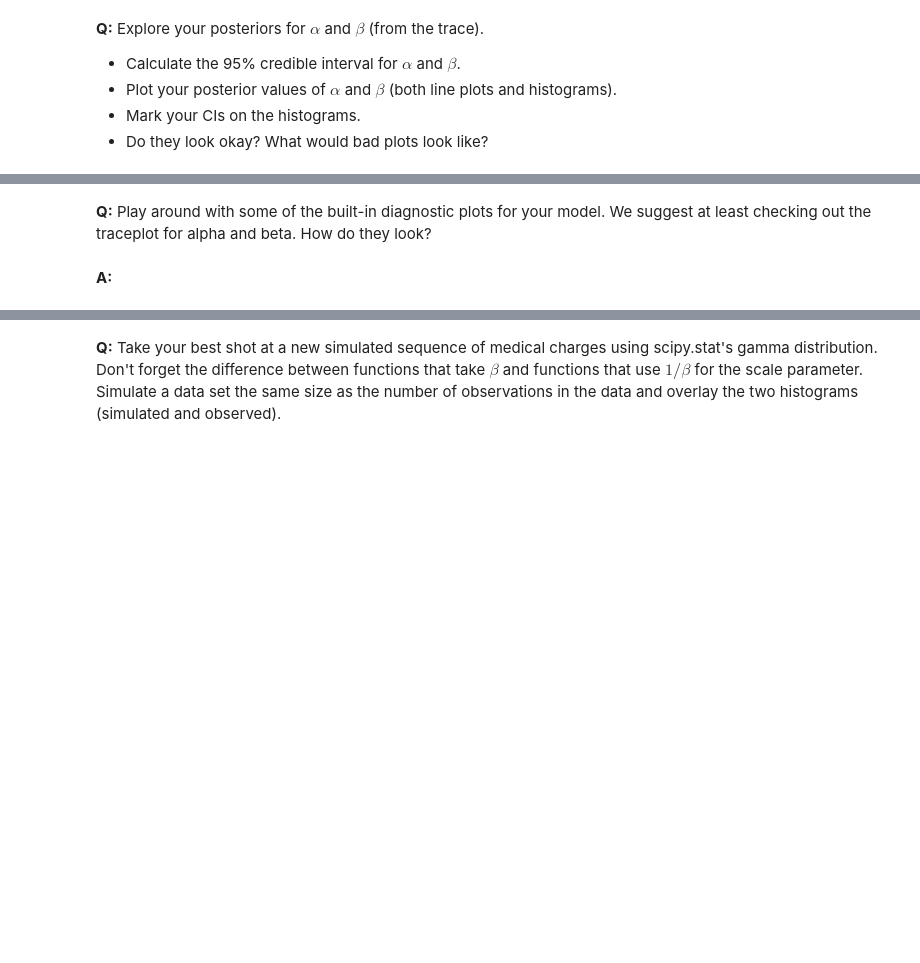
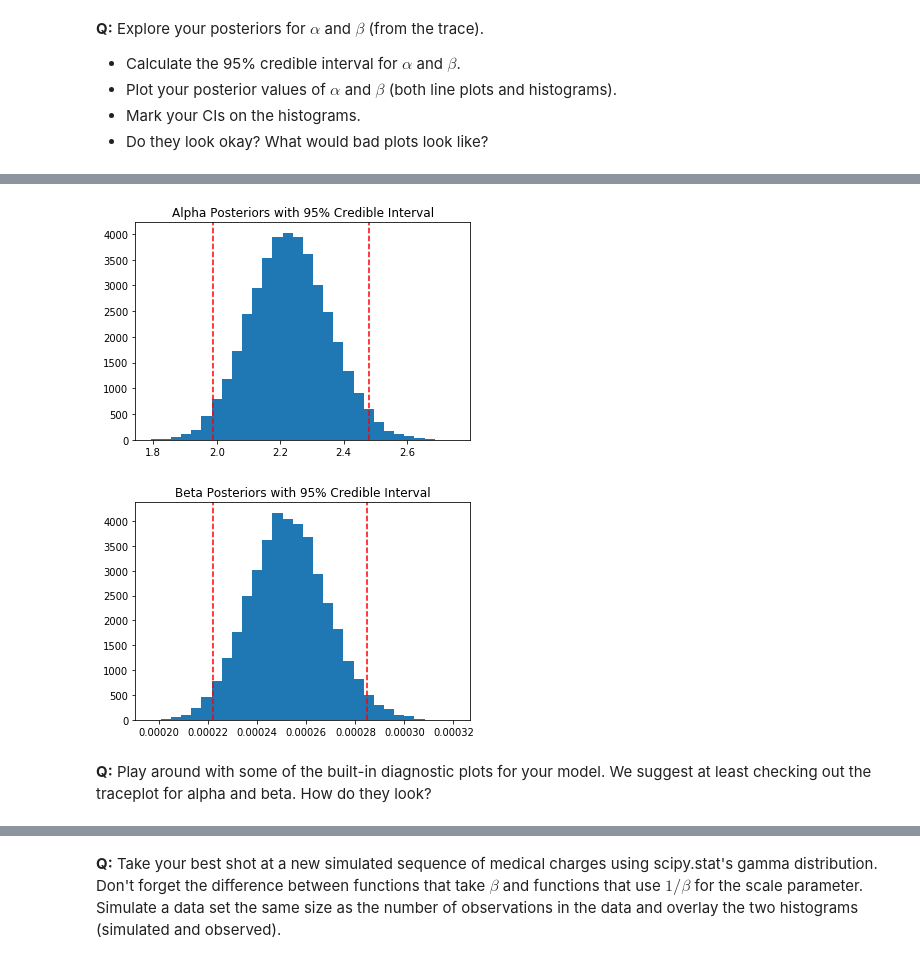
Before and after one commit to walkerpage/springboard, a Jupyter notebook: Mini_Projects/Bayesian_stats_Q6.28/inferential_statistics_3-Q.ipynb, the cells around one changed output, grey strips where cells are left out. Drawn from its saved outputs; the diff is of its cells as text; code cells hidden in the pictures; blank space fills up the shorter version.

```diff
--- a/Mini_Projects/Bayesian_stats_Q6.28/inferential_statistics_3-Q.ipynb
+++ b/Mini_Projects/Bayesian_stats_Q6.28/inferential_statistics_3-Q.ipynb
@@ -142,4 +162,18 @@ __A:__
+# %%
+# histograms of posterior values of alpha and beta
+_ = plt.hist(alpha_posterior, bins=30)
+_ = plt.axvline(alpha_cred_int[0], c='red', linestyle='--')
+_ = plt.axvline(alpha_cred_int[1], c='red', linestyle='--')
+_ = plt.title('Alpha Posteriors with 95% Credible Interval')
+plt.show()
+
+_ = plt.hist(beta_posterior, bins=30)
+_ = plt.axvline(beta_cred_int[0], c='red', linestyle='--')
+_ = plt.axvline(beta_cred_int[1], c='red', linestyle='--')
+_ = plt.title('Beta Posteriors with 95% Credible Interval')
+plt.show()
+# %% [output]
+[figure, added]
+[figure, added]
 # %% [markdown]
 __Q:__ Play around with some of the built-in diagnostic plots for your model. We suggest at least checking out the traceplot for alpha and beta. How do they look?
-# %% [markdown]
-__A:__
```
Also changed, not shown: parts of 17 cells of this notebook.
